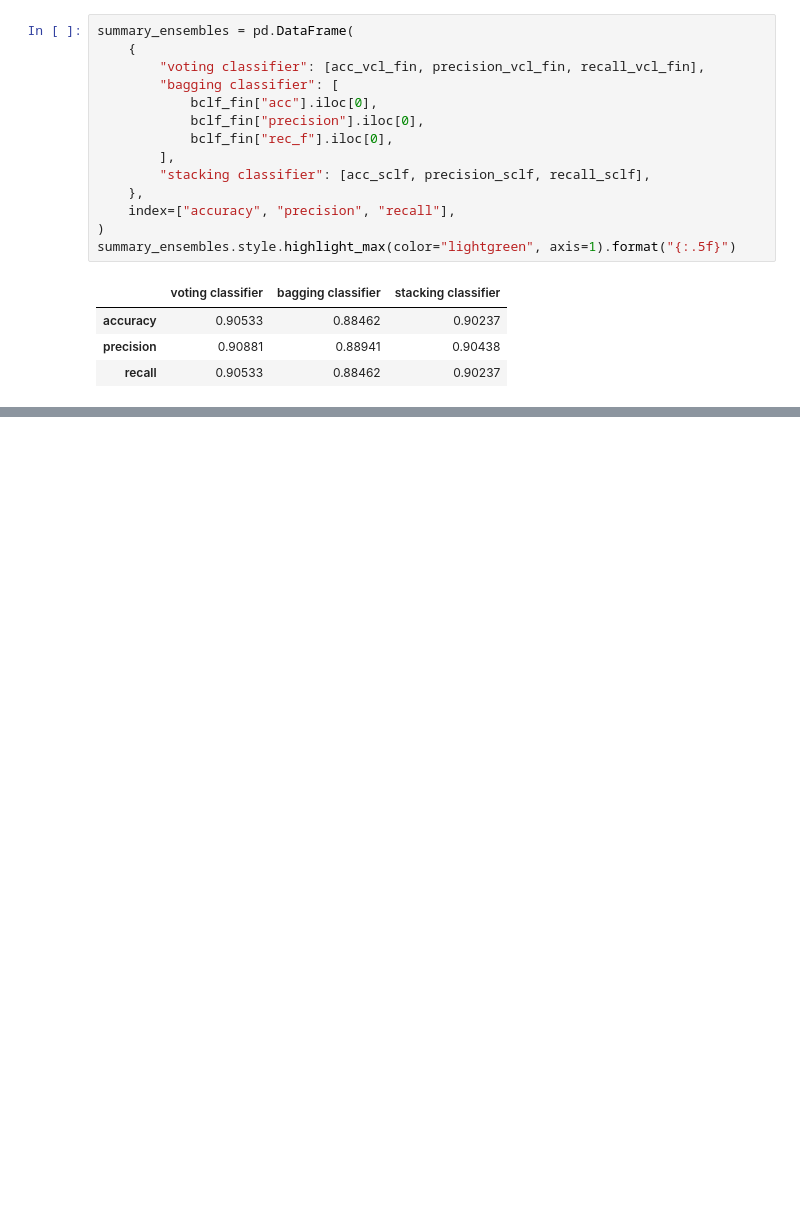
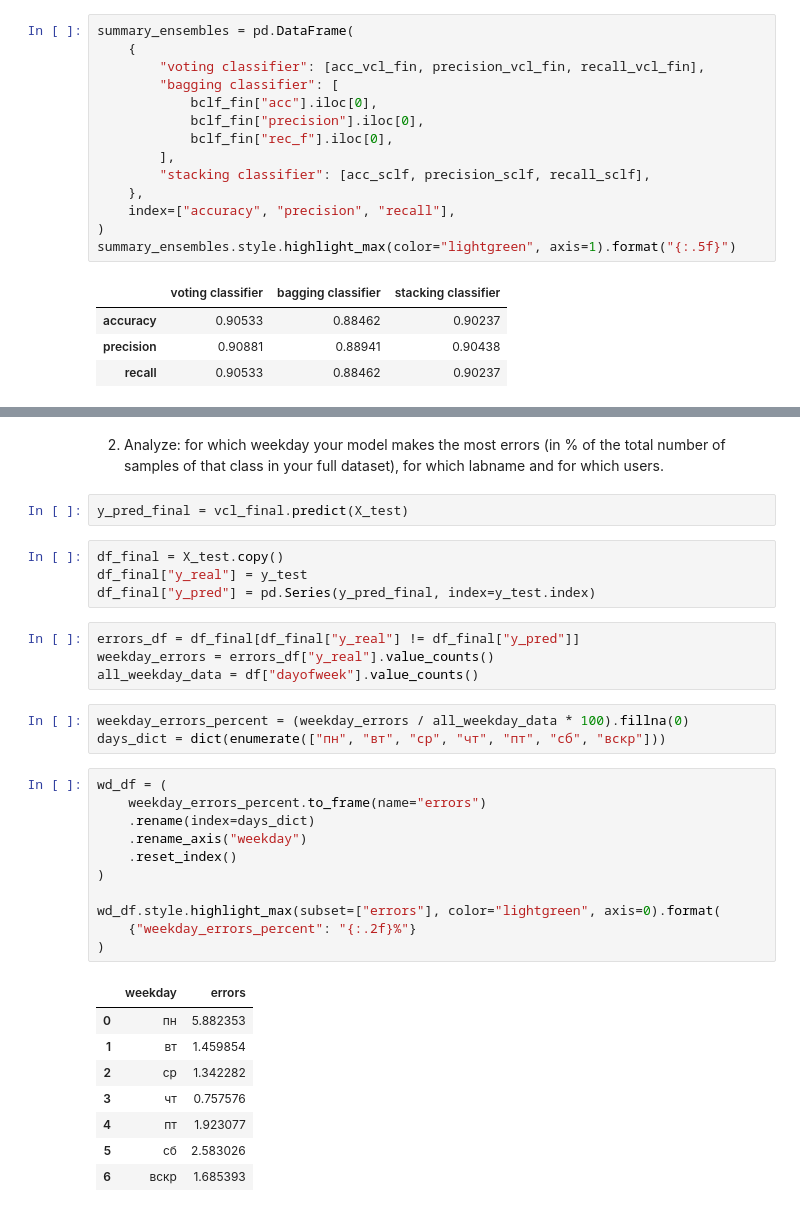
Before and after one commit to RunForJoy/ml-regularization-ensembles-pipelines, a Jupyter notebook: src/ex03/03_ensembles.ipynb, the cells around one changed output, grey strips where cells are left out. Drawn from its saved outputs; the diff is of its cells as text; blank space fills up the shorter version.

```diff
--- a/src/ex03/03_ensembles.ipynb
+++ b/src/ex03/03_ensembles.ipynb
@@ -480,0 +507,35 @@ summary_ensembles.style.highlight_max(color="lightgreen", axis=1).format("{:.5f}
+# %% [markdown]
+2. Analyze: for which weekday your model makes the most errors (in % of the total number of samples of that class in your full dataset), for which labname and for which users.
+# %%
+y_pred_final = vcl_final.predict(X_test)
+# %%
+df_final = X_test.copy()
+df_final["y_real"] = y_test
+df_final["y_pred"] = pd.Series(y_pred_final, index=y_test.index)
+# %%
+errors_df = df_final[df_final["y_real"] != df_final["y_pred"]]
+weekday_errors = errors_df["y_real"].value_counts()
+all_weekday_data = df["dayofweek"].value_counts()
+# %%
+weekday_errors_percent = (weekday_errors / all_weekday_data * 100).fillna(0)
+days_dict = dict(enumerate(["пн", "вт", "ср", "чт", "пт", "сб", "вскр"]))
+# %%
+wd_df = (
+    weekday_errors_percent.to_frame(name="errors")
+    .rename(index=days_dict)
+    .rename_axis("weekday")
+    .reset_index()
+)
+
+wd_df.style.highlight_max(subset=["errors"], color="lightgreen", axis=0).format(
+    {"weekday_errors_percent": "{:.2f}%"}
+)
+# %% [output]
+|  | weekday | errors |
+| 0 | пн | 5.882353 |
+| 1 | вт | 1.459854 |
+| 2 | ср | 1.342282 |
+| 3 | чт | 0.757576 |
+| 4 | пт | 1.923077 |
+| 5 | сб | 2.583026 |
+| 6 | вскр | 1.685393 |
```
Also changed, not shown: parts of 14 cells of this notebook, 3 other files.
